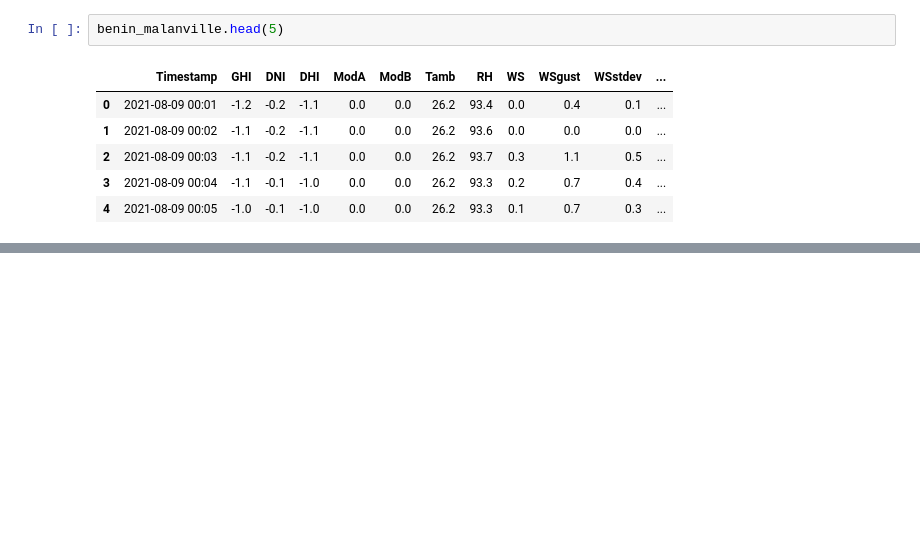
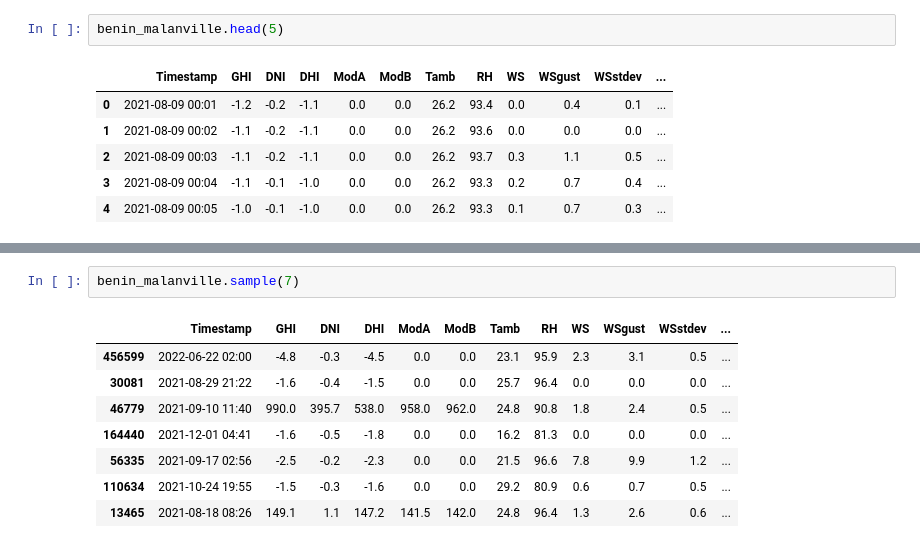
Before and after one commit to Ephrem0001/Solar-Radiation-Measurement-Data-Analysis, a Jupyter notebook: notebooks/benin-malanville.ipynb, the cells around one changed output, grey strips where cells are left out. Saved outputs shown, nothing was run; the diff lists cells and outputs as text; blank space fills up the shorter version.

```diff
--- a/notebooks/benin-malanville.ipynb
+++ b/notebooks/benin-malanville.ipynb
@@ -55,0 +114,11 @@ benin_malanville.head(5)
+# %%
+benin_malanville.sample(7)
+# %% [output]
+|  | Timestamp | GHI | DNI | DHI | ModA | ModB | Tamb | RH | WS | WSgust | WSstdev | ... |
+| 456599 | 2022-06-22 02:00 | -4.8 | -0.3 | -4.5 | 0.0 | 0.0 | 23.1 | 95.9 | 2.3 | 3.1 | 0.5 | ... |
+| 30081 | 2021-08-29 21:22 | -1.6 | -0.4 | -1.5 | 0.0 | 0.0 | 25.7 | 96.4 | 0.0 | 0.0 | 0.0 | ... |
+| 46779 | 2021-09-10 11:40 | 990.0 | 395.7 | 538.0 | 958.0 | 962.0 | 24.8 | 90.8 | 1.8 | 2.4 | 0.5 | ... |
+| 164440 | 2021-12-01 04:41 | -1.6 | -0.5 | -1.8 | 0.0 | 0.0 | 16.2 | 81.3 | 0.0 | 0.0 | 0.0 | ... |
+| 56335 | 2021-09-17 02:56 | -2.5 | -0.2 | -2.3 | 0.0 | 0.0 | 21.5 | 96.6 | 7.8 | 9.9 | 1.2 | ... |
+| 110634 | 2021-10-24 19:55 | -1.5 | -0.3 | -1.6 | 0.0 | 0.0 | 29.2 | 80.9 | 0.6 | 0.7 | 0.5 | ... |
+| 13465 | 2021-08-18 08:26 | 149.1 | 1.1 | 147.2 | 141.5 | 142.0 | 24.8 | 96.4 | 1.3 | 2.6 | 0.6 | ... |
```
Also changed, not shown: parts of 8 cells of this notebook, 2 other files.
